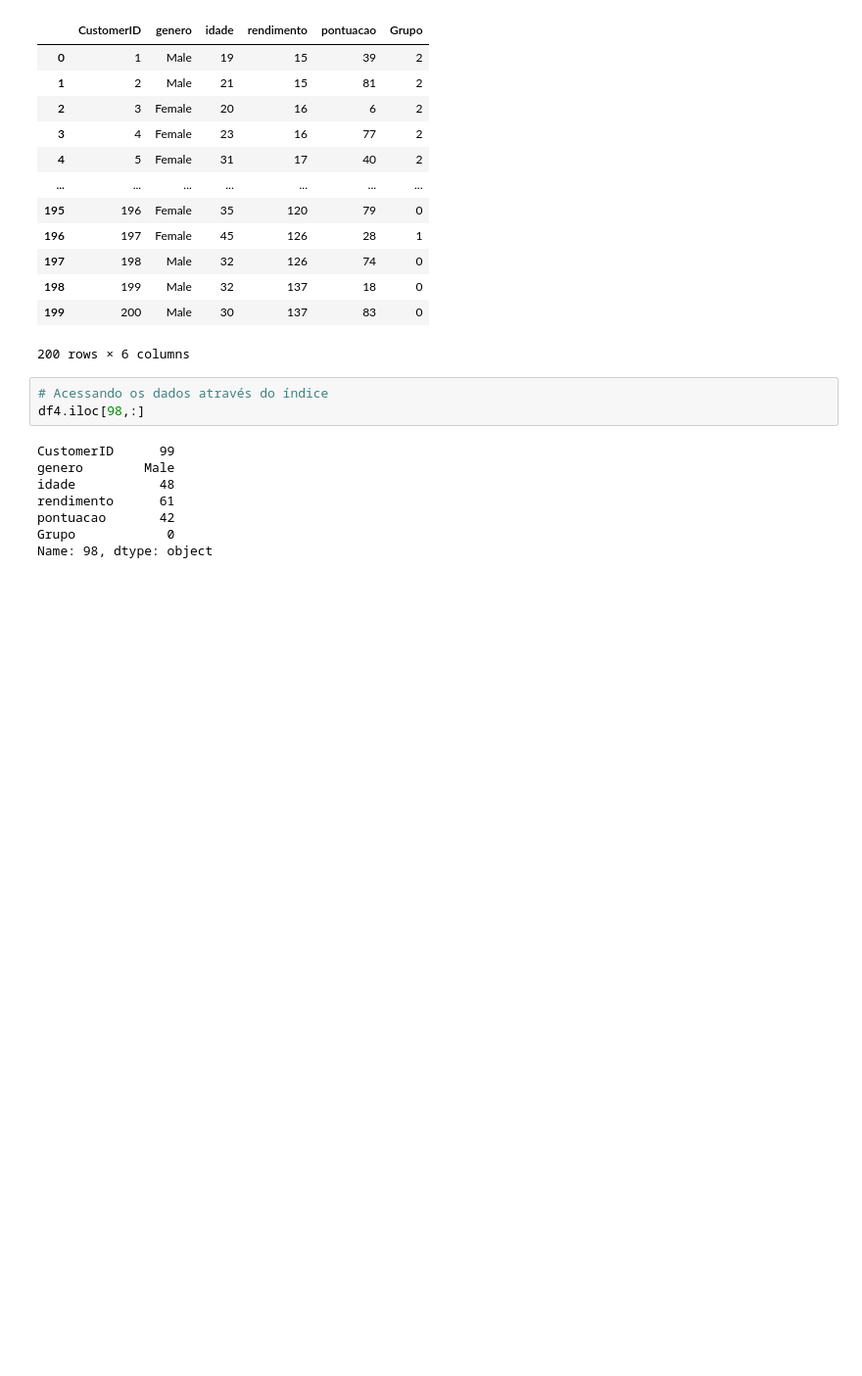
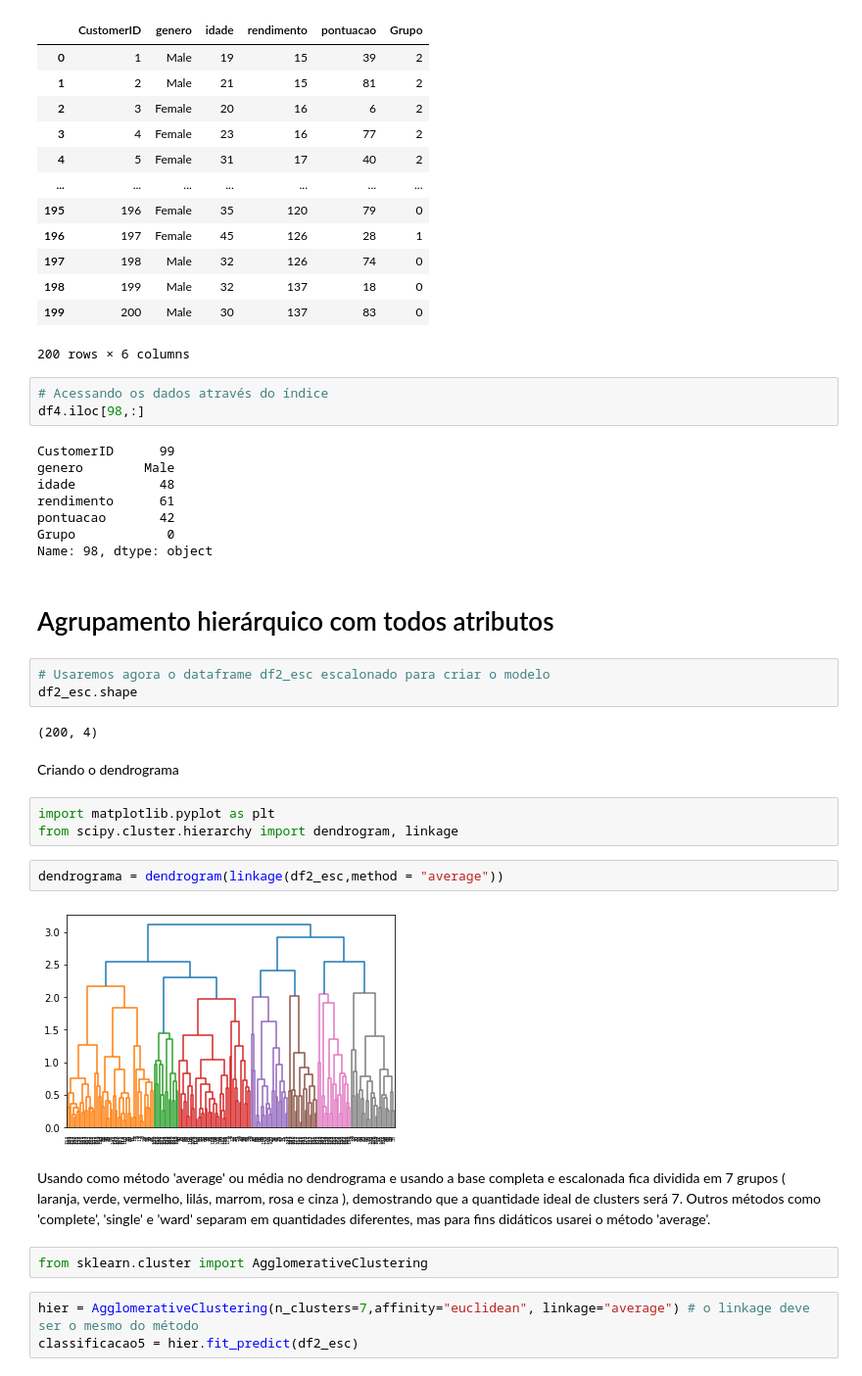
Before and after one commit to mauricionoronha/segclient, a Jupyter notebook: SEG_CLIEN_CLUST.ipynb, the cells around one changed output. Shown: that part at 98% size. Saved outputs shown, nothing was run; the diff lists cells and outputs as text; blank space fills up the shorter version.

```diff
--- a/SEG_CLIEN_CLUST.ipynb
+++ b/SEG_CLIEN_CLUST.ipynb
@@ -818,3 +979,26 @@ rendimento      61
 pontuacao       42
 Grupo            0
 Name: 98, dtype: object
+# %% [markdown]
+# Agrupamento hierárquico com todos atributos
+# %%
+# Usaremos agora o dataframe df2_esc escalonado para criar o modelo
+df2_esc.shape
+# %% [output]
+(200, 4)
+# %% [markdown]
+Criando o dendrograma
+# %%
+import matplotlib.pyplot as plt
+from scipy.cluster.hierarchy import dendrogram, linkage
+# %%
+dendrograma = dendrogram(linkage(df2_esc,method = "average"))
+# %% [output]
+[figure, added]
+# %% [markdown]
+Usando como método 'average' ou média no dendrograma e usando a base completa e escalonada fica dividida em 7 grupos ( laranja, verde, vermelho, lilás, marrom, rosa e cinza ), demostrando que a quantidade ideal de clusters será 7. Outros métodos como 'complete', 'single' e 'ward' separam em quantidades diferentes, mas para fins didáticos usarei o método 'average'.
+# %%
+from sklearn.cluster import AgglomerativeClustering
+# %%
+hier = AgglomerativeClustering(n_clusters=7,affinity="euclidean", linkage="average") # o linkage deve ser o mesmo do método
+classificacao5 = hier.fit_predict(df2_esc)
```
Also changed, not shown: parts of 17 cells of this notebook.
